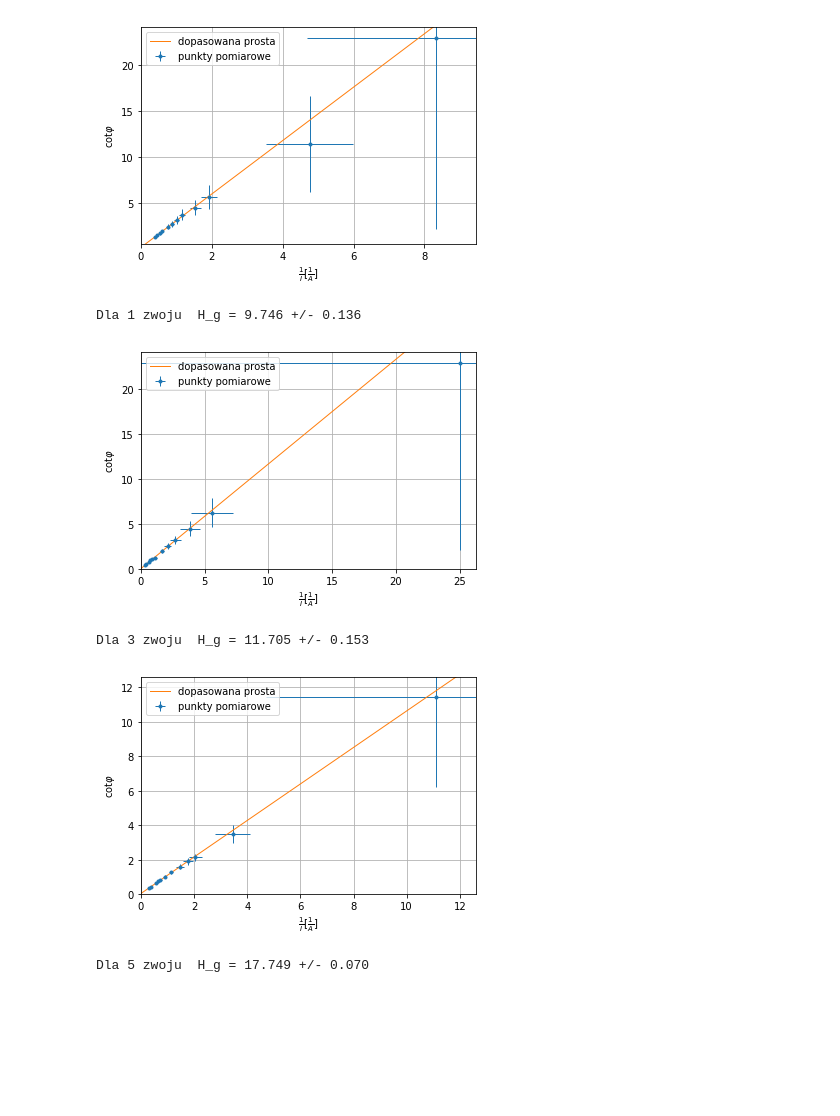
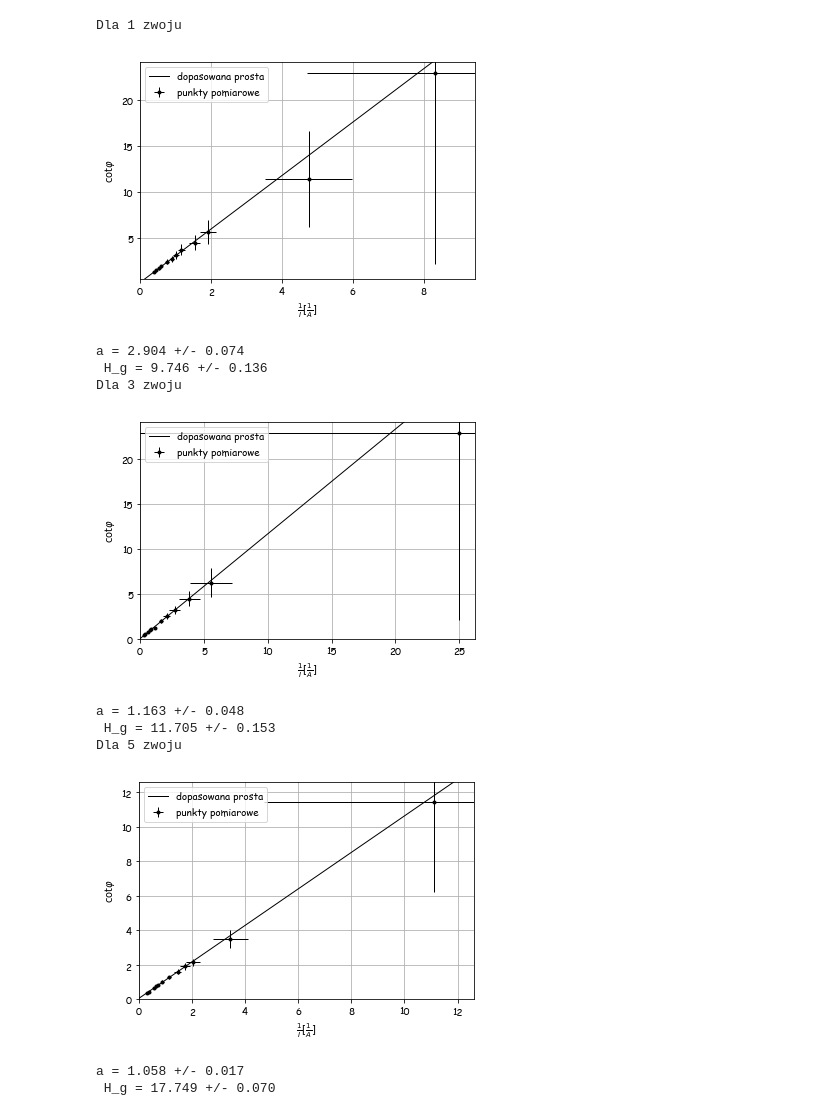
Before and after one commit to MarikinPaulina/LabFiz1, a Jupyter notebook: 09-46-Busola/Busola.ipynb, the cells around one changed output. Cells and saved outputs as stored; diff of their text form; code cells hidden in the pictures; blank space fills up the shorter version.

```diff
--- a/09-46-Busola/Busola.ipynb
+++ b/09-46-Busola/Busola.ipynb
@@ -13,44 +13,52 @@ D_alpha = np.sqrt((stopien**2)/3 + (stopien)/2**2/3)
 # %%
 def analiza(numer):
     N = pd.read_csv(f'Zwoje_{numer}.csv', sep=',\s', engine='python')
     D_amper = N['I[A]']*0.02+0.05
     nad_I = 1/N['I[A]']
     ctan = 1/np.tan(N['alpha[o]']*stopien)
     D_ctan = D_alpha/np.sin(N['alpha[o]']*stopien)**2
     D_nad_I = D_amper/N['I[A]']**2
-    plt.errorbar(nad_I,ctan,D_ctan,D_nad_I,'.',label='punkty pomiarowe',elinewidth=1)
+    print(f'Dla {numer} zwoju\n\n')
+    plt.errorbar(nad_I,ctan,D_ctan,D_nad_I,'k.',label='punkty pomiarowe',elinewidth=1)
     plt.ylim(np.floor(ctan.min())*0.5,np.ceil(ctan.max())*1.05)
     plt.xlim(np.floor(nad_I.min())*0.5,np.ceil(nad_I.max())*1.05)
     zakres = np.linspace(np.floor(nad_I.min())*0.5,np.ceil(nad_I.max())*1.05)
     prosta, kowariancja = np.polyfit(nad_I, ctan,1,cov=True,w=1/D_ctan)
-    plt.plot(zakres, np.polyval(prosta, zakres),label='dopasowana prosta',linewidth=1)
+    plt.plot(zakres, np.polyval(prosta, zakres),'k',label='dopasowana prosta',linewidth=1)
     plt.grid()
     plt.xlabel(r'$\frac{1}{I}[\frac{1}{A}]$')
     plt.ylabel(r'$\cot{\varphi}$')
     plt.legend(loc='best')
-     # plt.savefig(f"wykres_{numer}.eps")
-    plt.savefig(f"wykres_{numer}.png")
+    plt.savefig(f"wykres_{numer}.eps")
+    # plt.savefig(f"wykres_{numer}.png")
     plt.show()
     with open(f"tabelka_{numer}.tex", "w") as file:
         dataframe = pd.DataFrame()
-        dataframe["$\varphi[^\circ]$"] = N['alpha[o]']
-        dataframe["I[A]"] = N['I[A]']
-        dataframe["$\Delta$I[A]"] = D_amper
-        dataframe["$\frac{1}{I}$"] = nad_I
-        dataframe["$\Delta \frac{1}{I}$"] = D_nad_I
-        dataframe["$\cot{\varphi}$"] = ctan
-        dataframe["$\Delta \cot{\varphi}$"] = D_ctan
-        file.write(dataframe.to_latex())
+        dataframe[r"$\varphi[^\circ]$"] = N['alpha[o]']
+        dataframe[r"I[A]"] = N['I[A]']
+        dataframe[r"$\Delta$I[A]"] = D_amper
+        dataframe[r"$\frac{1}{I}$"] = nad_I
+        dataframe[r"$\Delta \frac{1}{I}$"] = D_nad_I
+        dataframe[r"$\cot{\varphi}$"] = ctan
+        dataframe[r"$\Delta \cot{\varphi}$"] = D_ctan
+        file.write(dataframe.to_latex(escape=False))
+    print(f'a = {prosta[0]:.3f} +/- {np.sqrt(kowariancja[0,0]):.3f}')
     H_g = prosta[0]*numer/(2*R)
     D_H_g = np.sqrt( kowariancja[0,0]*numer/(2*R))
-    print(f'Dla {numer} zwoju  H_g = {H_g:.3f} +/- {D_H_g:.3f}')
+    print(f' H_g = {H_g:.3f} +/- {D_H_g:.3f}')
 
 for numer in [1, 3, 5]:
     analiza(numer)
 # %% [output]
+Dla 1 zwoju
-[figure, old version]
+[figure, new version]
-Dla 1 zwoju  H_g = 9.746 +/- 0.136
+a = 2.904 +/- 0.074
+ H_g = 9.746 +/- 0.136
+Dla 3 zwoju
-[figure, old version]
+[figure, new version]
-Dla 3 zwoju  H_g = 11.705 +/- 0.153
+a = 1.163 +/- 0.048
+ H_g = 11.705 +/- 0.153
+Dla 5 zwoju
-[figure, old version]
+[figure, new version]
-Dla 5 zwoju  H_g = 17.749 +/- 0.070
+a = 1.058 +/- 0.017
+ H_g = 17.749 +/- 0.070
```
Also changed, not shown: 18 other files.
